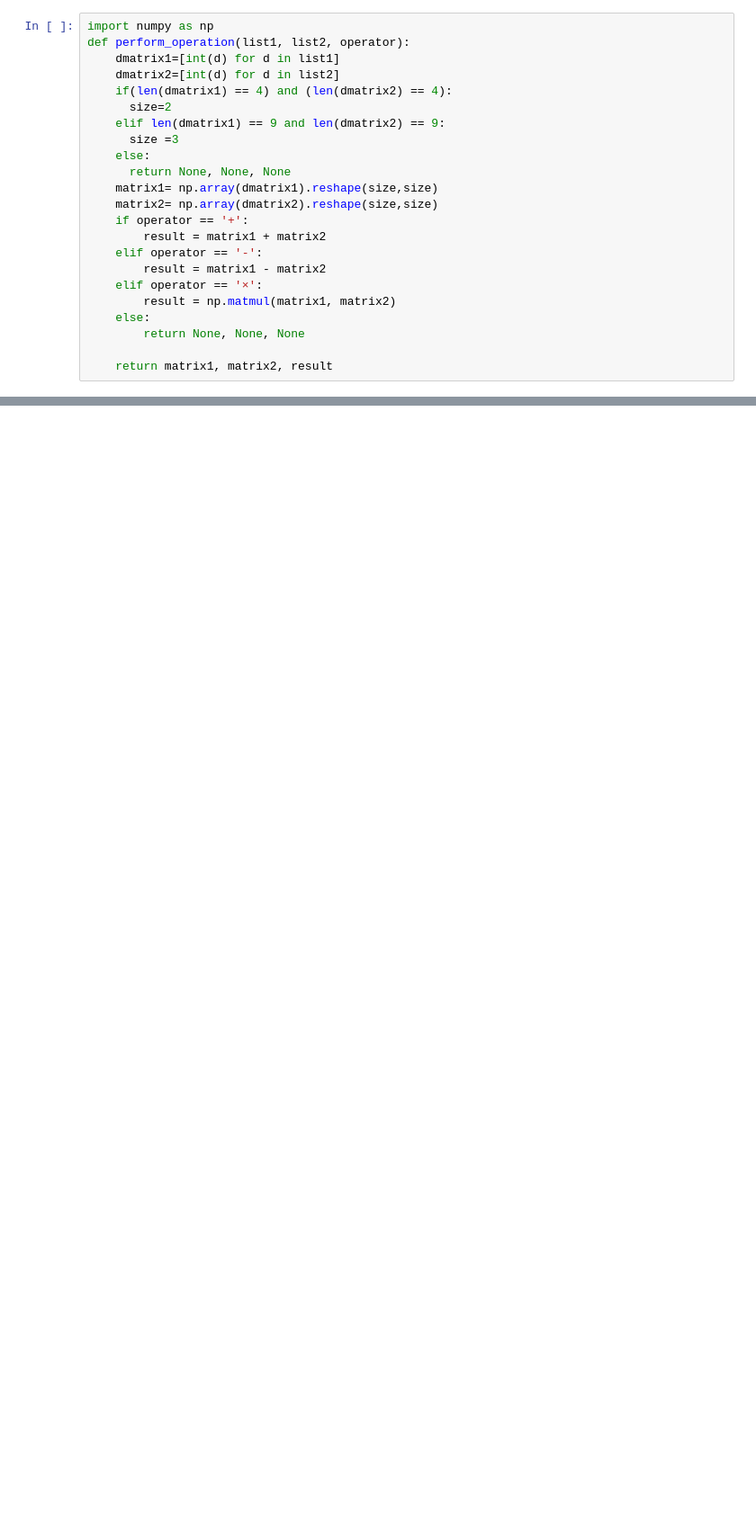
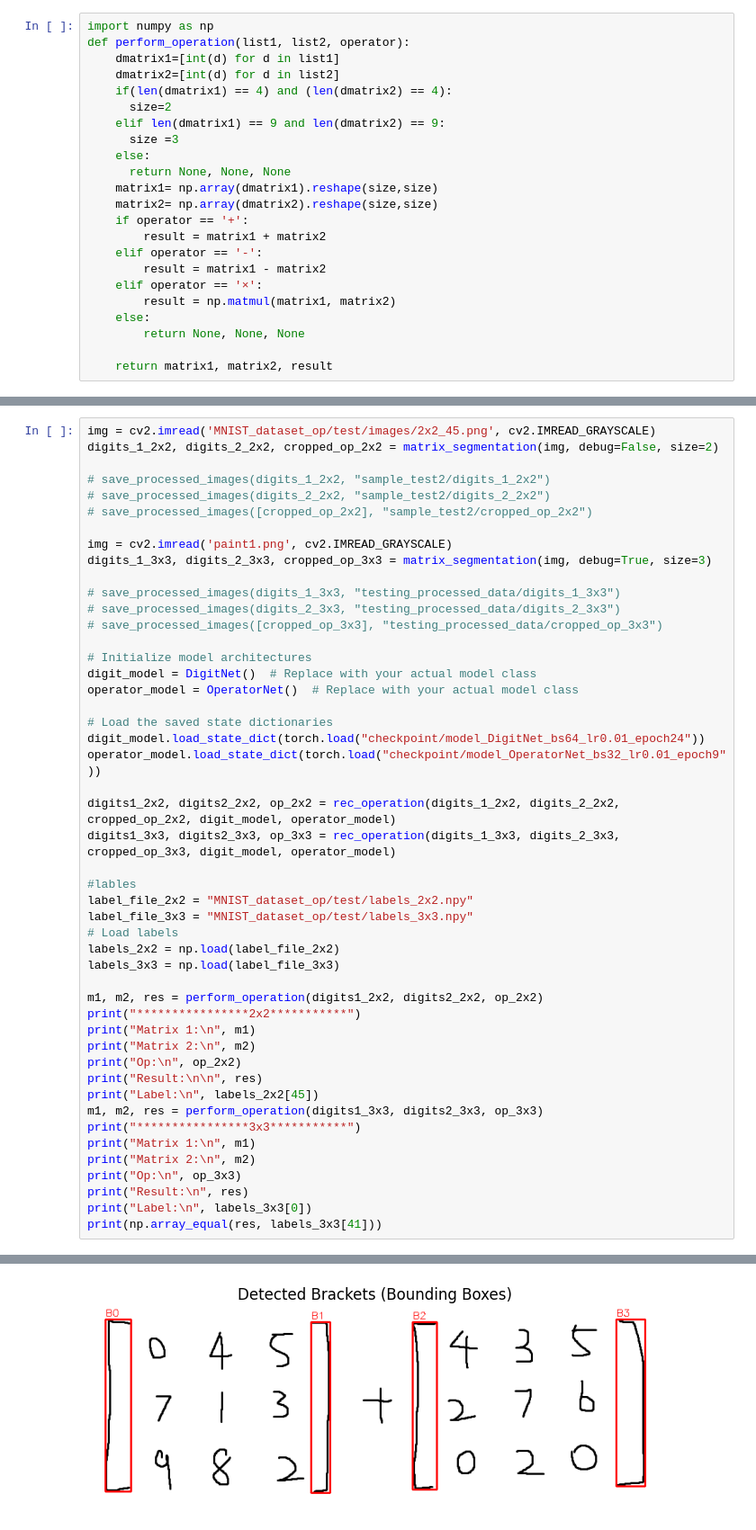
Before and after one commit to Shawn-Zhai/APS360_Applied_Fundamentals_of_Deep_Learning, a Jupyter notebook: primary_model_pipline.ipynb, the cells around one changed output, grey strips where cells are left out. Shown at 90% size. Drawn from its saved outputs; the diff is of its cells as text; blank space fills up the shorter version.

Commit message:
Final pipeline results

```diff
--- a/primary_model_pipline.ipynb
+++ b/primary_model_pipline.ipynb
@@ -810,0 +741,49 @@ Result:
+# %%
+img = cv2.imread('MNIST_dataset_op/test/images/2x2_45.png', cv2.IMREAD_GRAYSCALE)
+digits_1_2x2, digits_2_2x2, cropped_op_2x2 = matrix_segmentation(img, debug=False, size=2)
+
+# save_processed_images(digits_1_2x2, "sample_test2/digits_1_2x2")
+# save_processed_images(digits_2_2x2, "sample_test2/digits_2_2x2")
+# save_processed_images([cropped_op_2x2], "sample_test2/cropped_op_2x2")
+
+img = cv2.imread('paint1.png', cv2.IMREAD_GRAYSCALE)
+digits_1_3x3, digits_2_3x3, cropped_op_3x3 = matrix_segmentation(img, debug=True, size=3)
+
+# save_processed_images(digits_1_3x3, "testing_processed_data/digits_1_3x3")
+# save_processed_images(digits_2_3x3, "testing_processed_data/digits_2_3x3")
+# save_processed_images([cropped_op_3x3], "testing_processed_data/cropped_op_3x3")
+
+# Initialize model architectures
+digit_model = DigitNet()  # Replace with your actual model class
+operator_model = OperatorNet()  # Replace with your actual model class
+
+# Load the saved state dictionaries
+digit_model.load_state_dict(torch.load("checkpoint/model_DigitNet_bs64_lr0.01_epoch24"))
+operator_model.load_state_dict(torch.load("checkpoint/model_OperatorNet_bs32_lr0.01_epoch9"))
+
+digits1_2x2, digits2_2x2, op_2x2 = rec_operation(digits_1_2x2, digits_2_2x2, cropped_op_2x2, digit_model, operator_model)
+digits1_3x3, digits2_3x3, op_3x3 = rec_operation(digits_1_3x3, digits_2_3x3, cropped_op_3x3, digit_model, operator_model)
+
+#lables
+label_file_2x2 = "MNIST_dataset_op/test/labels_2x2.npy"
+label_file_3x3 = "MNIST_dataset_op/test/labels_3x3.npy"
+# Load labels
+labels_2x2 = np.load(label_file_2x2)
+labels_3x3 = np.load(label_file_3x3)
+
+m1, m2, res = perform_operation(digits1_2x2, digits2_2x2, op_2x2)
+print("****************2x2***********")
+print("Matrix 1:\n", m1)
+print("Matrix 2:\n", m2)
+print("Op:\n", op_2x2)
+print("Result:\n\n", res)
+print("Label:\n", labels_2x2[45])
+m1, m2, res = perform_operation(digits1_3x3, digits2_3x3, op_3x3)
+print("****************3x3***********")
+print("Matrix 1:\n", m1)
+print("Matrix 2:\n", m2)
+print("Op:\n", op_3x3)
+print("Result:\n", res)
+print("Label:\n", labels_3x3[0])
+print(np.array_equal(res, labels_3x3[41]))
+# %% [output]
@@ -810,0 +791 @@ Result:
+[figure, added]
```
Also changed, not shown: parts of 11 cells of this notebook.
